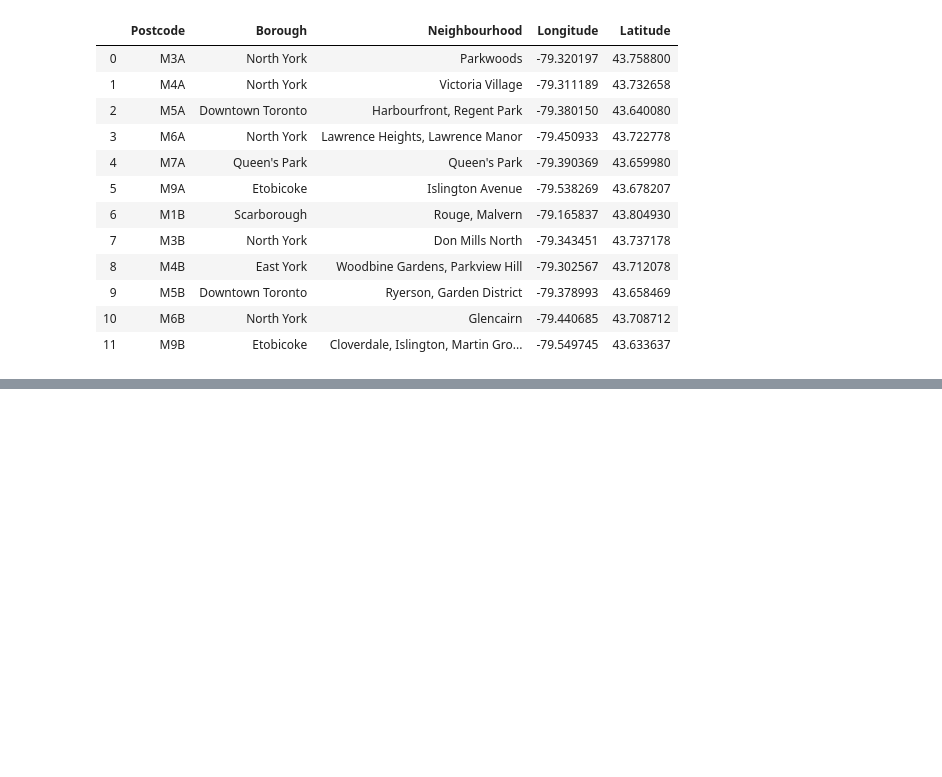
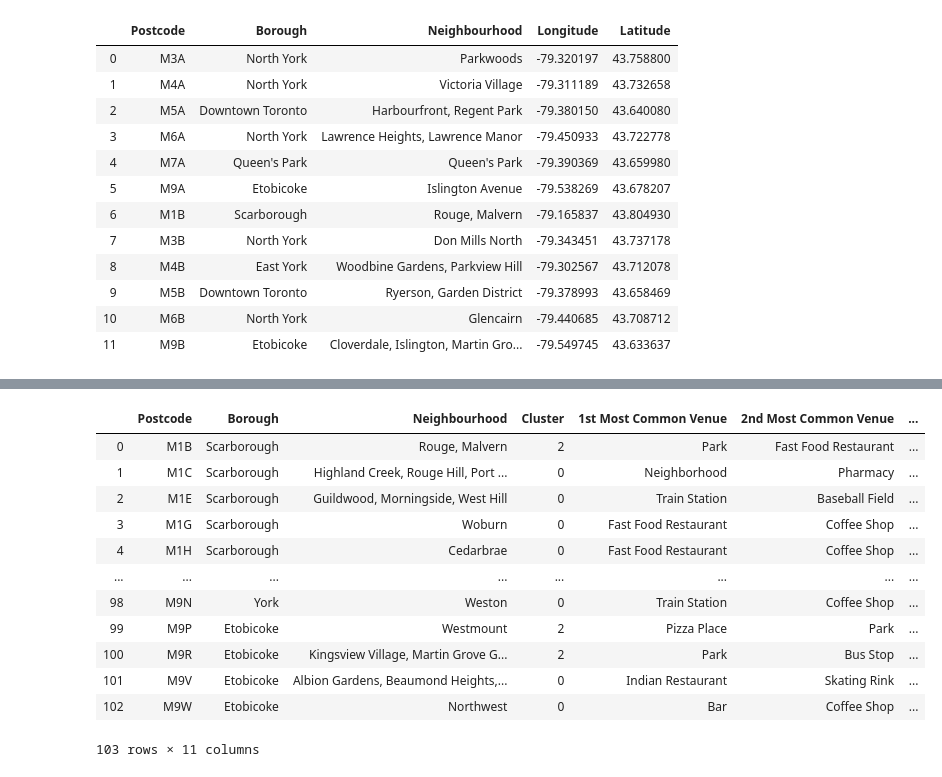
Before and after one commit to cmpear/Coursera_Capstone, a Jupyter notebook: Week3Project.ipynb, the cells around one changed output, grey strips where cells are left out. Cells and saved outputs as stored; diff of their text form; code cells hidden in the pictures; blank space fills up the shorter version.

```diff
--- a/Week3Project.ipynb
+++ b/Week3Project.ipynb
@@ -145,0 +178,7 @@ The shape of the table is: (103, 5)
+# %%
+kclusters = 4  #Reduced number of clusters--two clusters had only one member before
+torontoClusters = torontoVenues.drop('Postcode', axis=1)
+
+kmeans = KMeans (n_clusters = kclusters, random_state=0).fit(torontoClusters)
+del torontoClusters
+#kmeans.labels_
@@ -145,0 +216,21 @@ The shape of the table is: (103, 5)
+# %%
+torontoSortedVenues = postcode_venues_sorted.join(df_postalTable.set_index('Postcode'), on='Postcode')
+fixedColumns =[ torontoSortedVenues.columns[0]] + list(torontoSortedVenues.columns[-4:-2]) + [torontoSortedVenues.columns[1]] + list(torontoSortedVenues.columns[2:7]) + list (torontoSortedVenues.columns[9:11])
+#print(fixedColumns)
+torontoSortedVenues=torontoSortedVenues[fixedColumns]
+torontoSortedVenues
+#df_postalTable.join(postcode_venues_sorted.set_index('Postcode'), on='Postcode')
+# %% [output]
+|  | Postcode | Borough | Neighbourhood | Cluster | 1st Most Common Venue | 2nd Most Common Venue | ... |
+| 0 | M1B | Scarborough | Rouge, Malvern | 2 | Park | Fast Food Restaurant | ... |
+| 1 | M1C | Scarborough | Highland Creek, Rouge Hill, Port ... | 0 | Neighborhood | Pharmacy | ... |
+| 2 | M1E | Scarborough | Guildwood, Morningside, West Hill | 0 | Train Station | Baseball Field | ... |
+| 3 | M1G | Scarborough | Woburn | 0 | Fast Food Restaurant | Coffee Shop | ... |
+| 4 | M1H | Scarborough | Cedarbrae | 0 | Fast Food Restaurant | Coffee Shop | ... |
+| ... | ... | ... | ... | ... | ... | ... | ... |
+| 98 | M9N | York | Weston | 0 | Train Station | Coffee Shop | ... |
+| 99 | M9P | Etobicoke | Westmount | 2 | Pizza Place | Park | ... |
+| 100 | M9R | Etobicoke | Kingsview Village, Martin Grove G... | 2 | Park | Bus Stop | ... |
+| 101 | M9V | Etobicoke | Albion Gardens, Beaumond Heights,... | 0 | Indian Restaurant | Skating Rink | ... |
+| 102 | M9W | Etobicoke | Northwest | 0 | Bar | Coffee Shop | ... |
+103 rows × 11 columns
```
Also changed, not shown: parts of 26 cells of this notebook.
